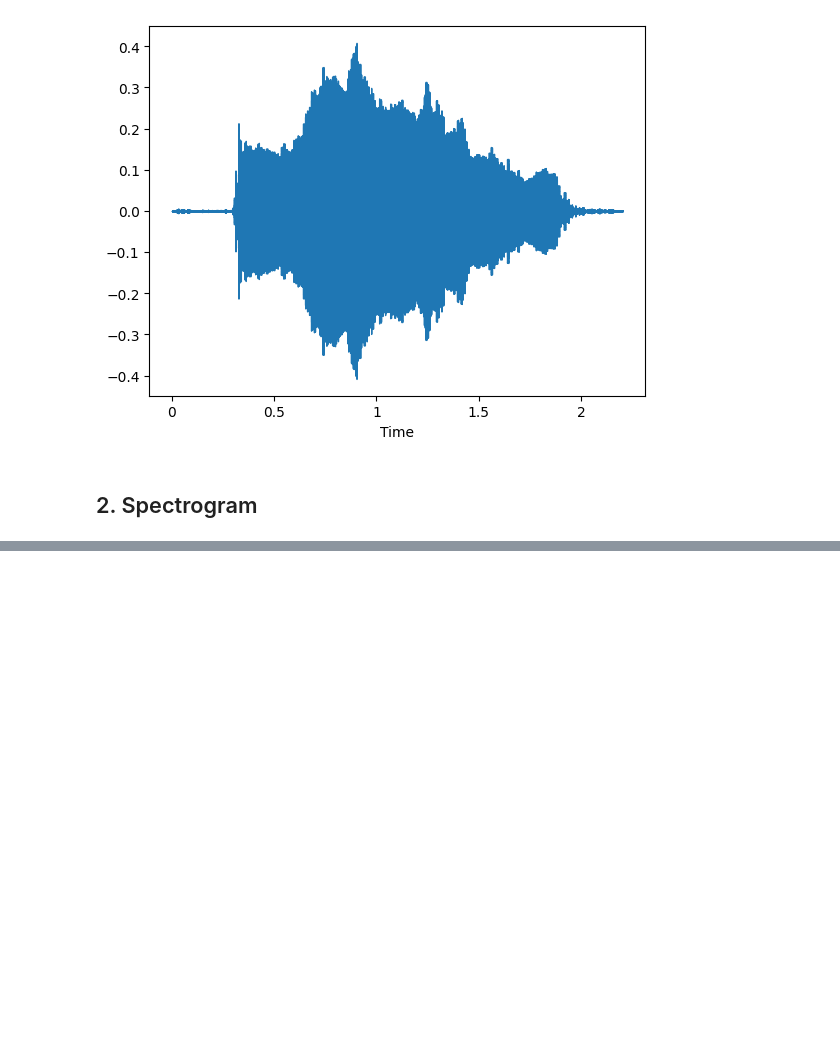
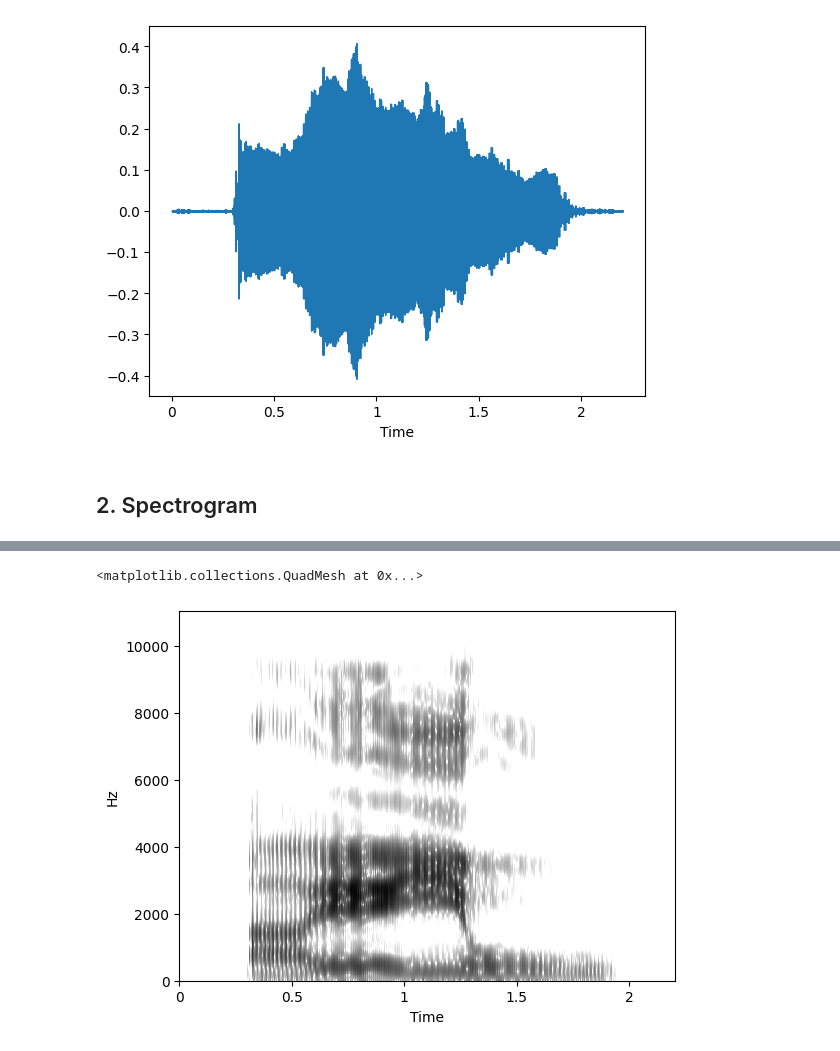
Before and after one commit to gulgom1227-coder/2026_2S_phonology, a Jupyter notebook: 06_Speech_Analysis.ipynb, the cells around one changed output, grey strips where cells are left out. Cells and saved outputs as stored; diff of their text form; code cells hidden in the pictures; blank space fills up the shorter version.

```diff
--- a/06_Speech_Analysis.ipynb
+++ b/06_Speech_Analysis.ipynb
@@ -81,0 +143,14 @@ plt.show()
+# %%
+librosa.display.specshow(
+    spec_db,
+    sr=sr,
+    hop_length=hop_length,
+    x_axis="time",
+    y_axis="linear",
+    cmap="gray_r",
+    vmin=-40,
+    vmax=0
+)
+# %% [output]
+<matplotlib.collections.QuadMesh at 0x...>
+[figure, added]
```
Also changed, not shown: parts of 9 cells of this notebook.
